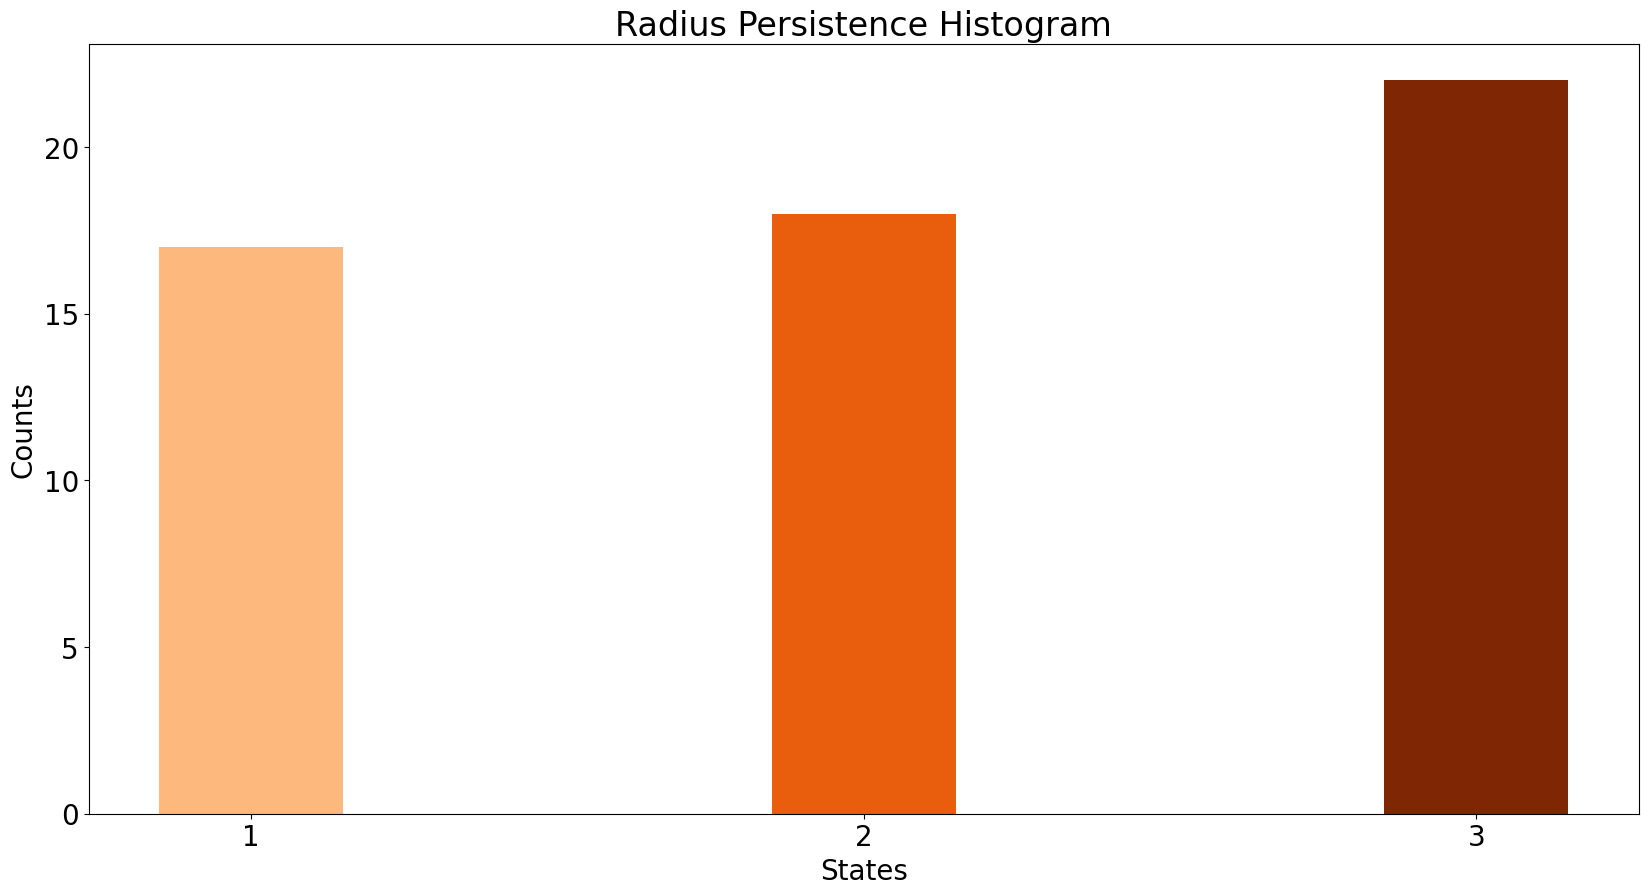
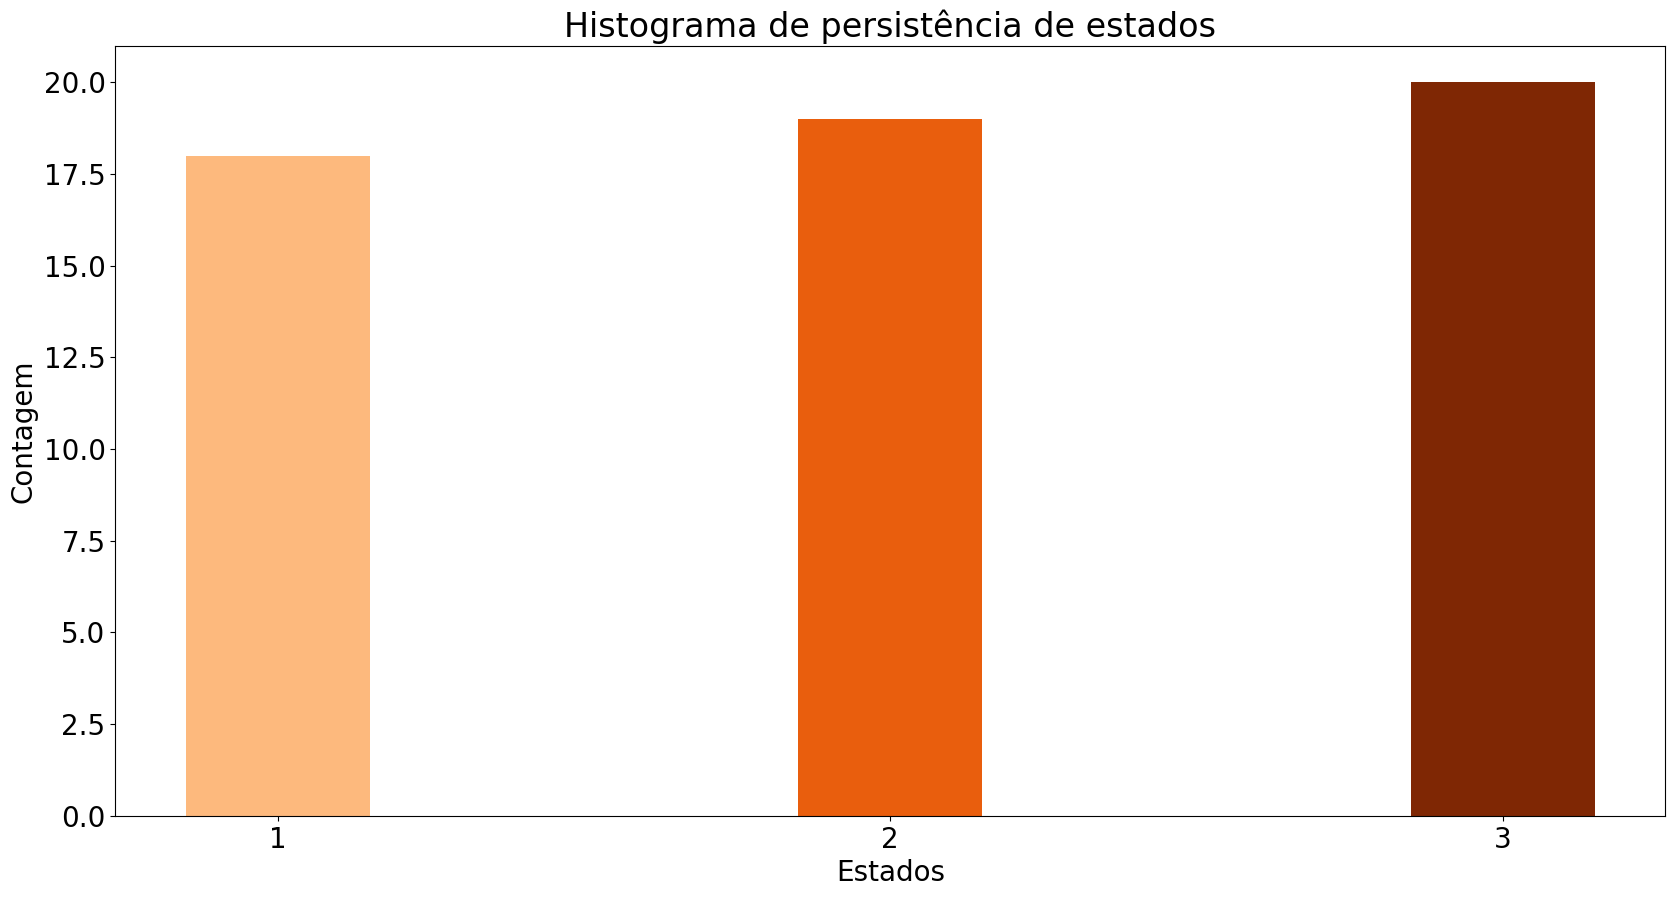
The notebook cell's code change between the first figure and the second:
--- before
+++ after
@@ -1,10 +1,10 @@
-cmap = plt.get_cmap('Oranges', n[0]+1)
+cmap = plt.get_cmap('Oranges', n+1)
 fig,axs=plt.subplots(1,1,figsize=(20,10))
 states,counts = np.unique(medianListR,return_counts=True)
 axs.bar(states,counts,width=0.3,color=[cmap(i) for i in range(1,cmap.N)])
 axs.set_xticks(states,np.int64(states))
-axs.set_ylabel("Counts")
-axs.set_xlabel("States")
-axs.set_title("Radius Persistence Histogram")
+axs.set_ylabel("Contagem")
+axs.set_xlabel("Estados")
+axs.set_title("Histograma de persistência de estados")
 
 

Commit: modified:   examples/analise_dados_PCA.ipynb 	modified:   examples/analise_modelos_hmm_direta.ipynb 	modified:   examples/generalHMM_example.ipynb 	modified:   examples/medianTest_direto.ipynb 	modified:   examples/pump_data_cleaning.ipynb 	new file:   examples/teste_gmm.ipynb 	modified:   src/lissa